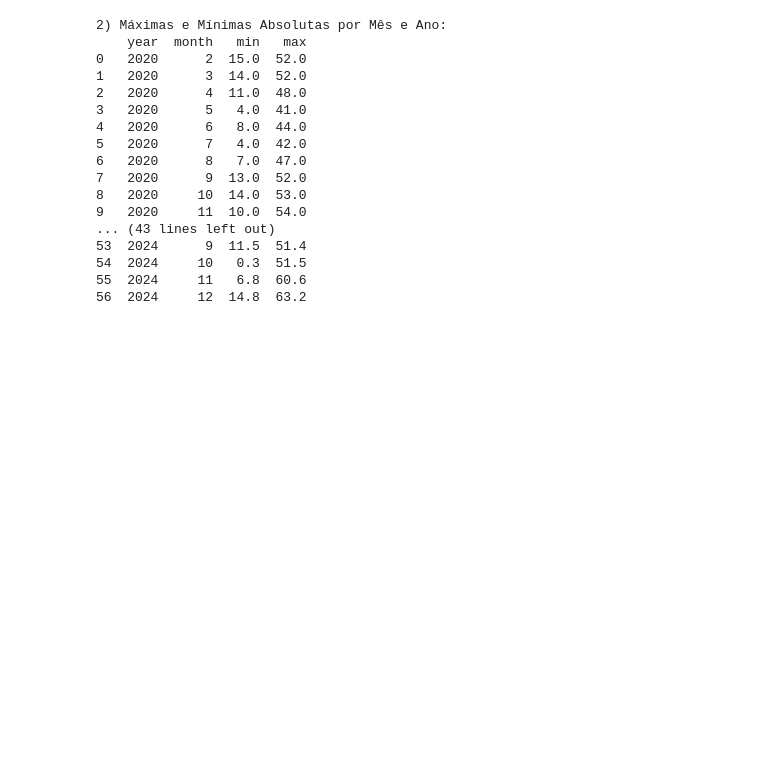
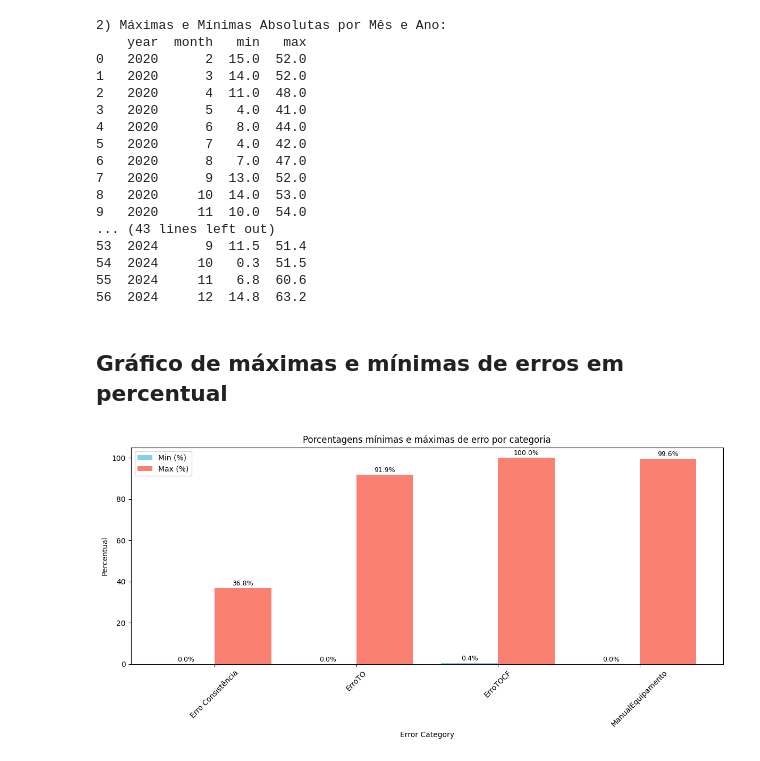
Before and after one commit to CristianoDataScientistRumo/ZAR-Araraquara-termometro, a Jupyter notebook: ZAR_Araraquara/analise_dados_araraquara.ipynb, the cells around one changed output. Saved outputs shown, nothing was run; the diff lists cells and outputs as text; code cells hidden in the pictures; blank space fills up the shorter version.

Commit message:
novo commit gráficos

```diff
--- a/ZAR_Araraquara/analise_dados_araraquara.ipynb
+++ b/ZAR_Araraquara/analise_dados_araraquara.ipynb
@@ -314,3 +314,31 @@ print(monthly_stats)
 54  2024     10   0.3  51.5
 55  2024     11   6.8  60.6
 56  2024     12  14.8  63.2
+# %% [markdown]
+## Gráfico de máximas e mínimas de erros em percentual
+# %%
+# Gráfico de máximas e mínimas de erros em percentual
+graph_data = monthly_error_percentages.agg(['min', 'max']).T.reset_index()
+graph_data.columns = ['Error Category', 'Min (%)', 'Max (%)']
+
+plt.figure(figsize=(12, 6))
+bar_width = 0.4
+index = np.arange(len(graph_data))
+
+bars_min = plt.bar(index, graph_data['Min (%)'], bar_width, label='Min (%)', color='skyblue')
+bars_max = plt.bar(index + bar_width, graph_data['Max (%)'], bar_width, label='Max (%)', color='salmon')
+
+for bar in bars_min:
+    plt.text(bar.get_x() + bar.get_width() / 2, bar.get_height() + 0.5, f'{bar.get_height():.1f}%', ha='center', va='bottom', fontsize=9)
+for bar in bars_max:
+    plt.text(bar.get_x() + bar.get_width() / 2, bar.get_height() + 0.5, f'{bar.get_height():.1f}%', ha='center', va='bottom', fontsize=9)
+
+plt.xlabel('Error Category')
+plt.ylabel('Percentual')
+plt.title('Porcentagens mínimas e máximas de erro por categoria')
+plt.xticks(index + bar_width / 2, graph_data['Error Category'], rotation=45)
+plt.legend()
+plt.tight_layout()
+plt.show()
+# %% [output]
+[figure, added]
```
Also changed, not shown: parts of 11 cells of this notebook, 1 other file.
